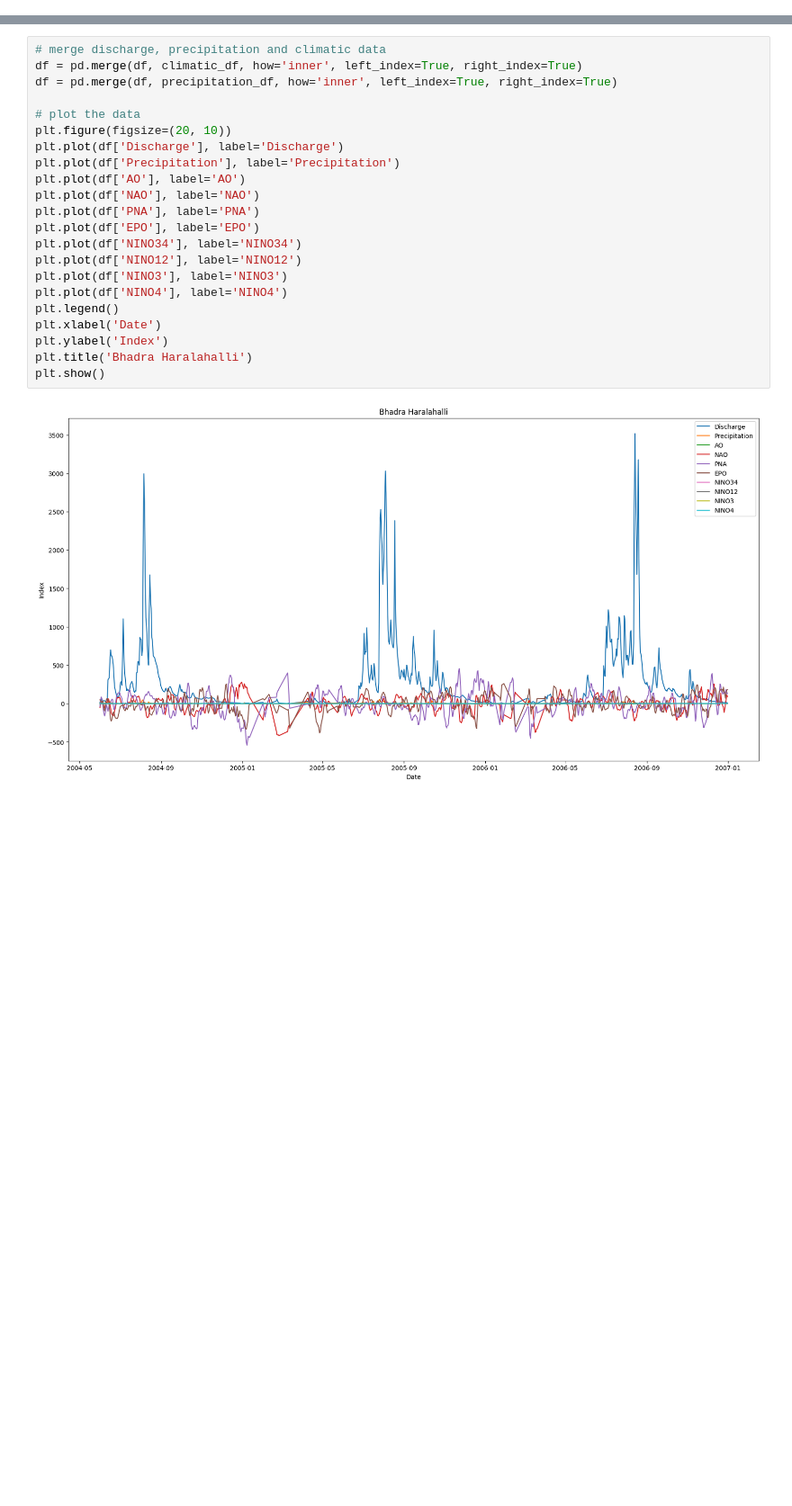
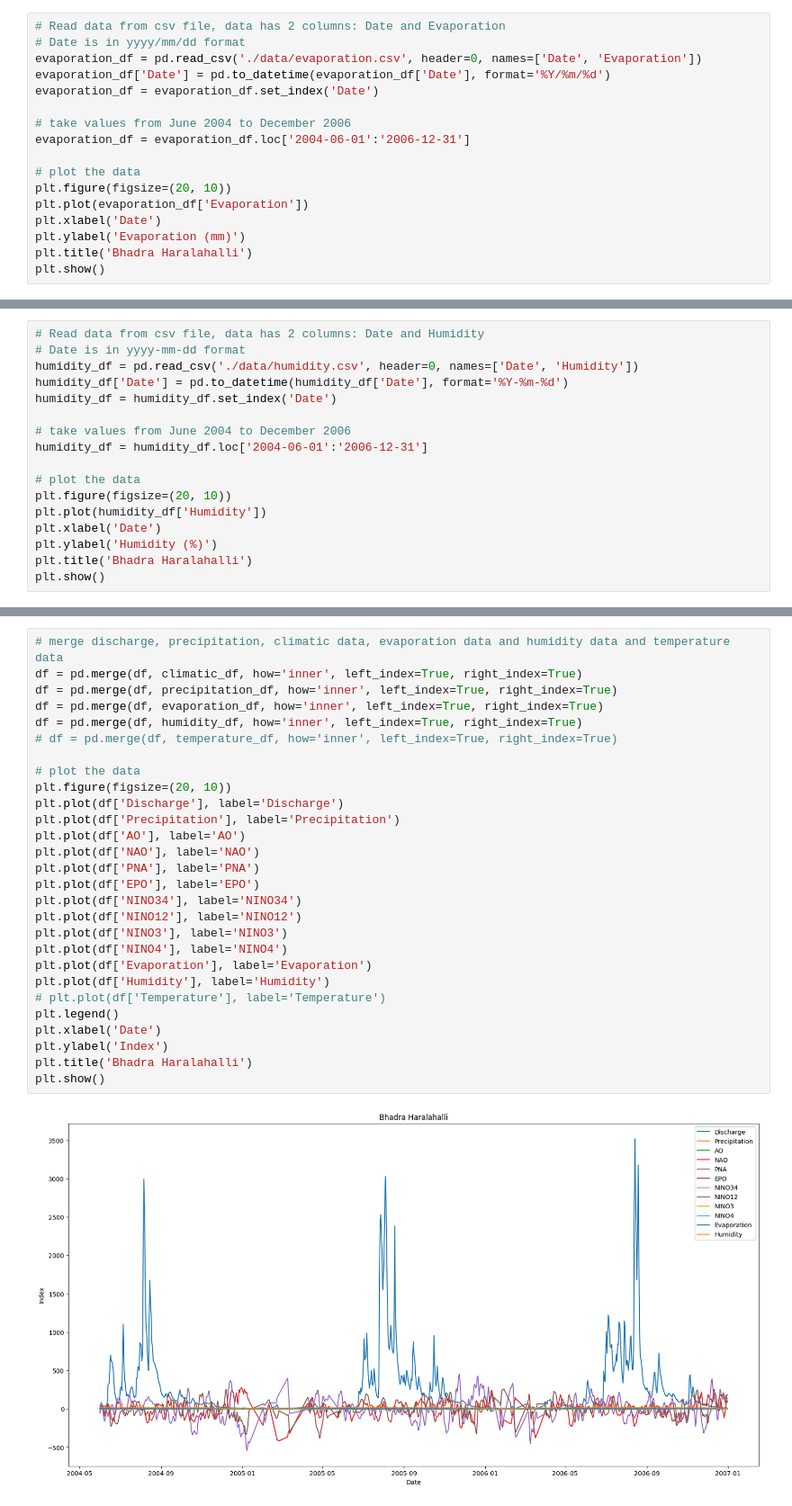
Before and after one commit to KKcuber/BTP-2, a Jupyter notebook: inflow_prediction.ipynb, the cells around one changed output, grey strips where cells are left out. Shown at 90% size. Cells and saved outputs as stored; diff of their text form; blank space fills up the shorter version.

```diff
--- a/inflow_prediction.ipynb
+++ b/inflow_prediction.ipynb
@@ -47,3 +47,20 @@ plt.title('Bhadra Haralahalli')
 plt.show()
 # %% [output]
 [figure]
+# %%
+# Read data from csv file, data has 2 columns: Date and Evaporation
+# Date is in yyyy/mm/dd format
+evaporation_df = pd.read_csv('./data/evaporation.csv', header=0, names=['Date', 'Evaporation'])
+evaporation_df['Date'] = pd.to_datetime(evaporation_df['Date'], format='%Y/%m/%d')
+evaporation_df = evaporation_df.set_index('Date')
+
+# take values from June 2004 to December 2006
+evaporation_df = evaporation_df.loc['2004-06-01':'2006-12-31']
+
+# plot the data
+plt.figure(figsize=(20, 10))
+plt.plot(evaporation_df['Evaporation'])
+plt.xlabel('Date')
+plt.ylabel('Evaporation (mm)')
+plt.title('Bhadra Haralahalli')
+plt.show()
@@ -49,0 +69,17 @@ plt.show()
+# %%
+# Read data from csv file, data has 2 columns: Date and Humidity
+# Date is in yyyy-mm-dd format
+humidity_df = pd.read_csv('./data/humidity.csv', header=0, names=['Date', 'Humidity'])
+humidity_df['Date'] = pd.to_datetime(humidity_df['Date'], format='%Y-%m-%d')
+humidity_df = humidity_df.set_index('Date')
+
+# take values from June 2004 to December 2006
+humidity_df = humidity_df.loc['2004-06-01':'2006-12-31']
+
+# plot the data
+plt.figure(figsize=(20, 10))
+plt.plot(humidity_df['Humidity'])
+plt.xlabel('Date')
+plt.ylabel('Humidity (%)')
+plt.title('Bhadra Haralahalli')
+plt.show()
@@ -77,27 +134,33 @@ plt.show()
 # %%
-# merge discharge, precipitation and climatic data
+# merge discharge, precipitation, climatic data, evaporation data and humidity data and temperature data
 df = pd.merge(df, climatic_df, how='inner', left_index=True, right_index=True)
 df = pd.merge(df, precipitation_df, how='inner', left_index=True, right_index=True)
+df = pd.merge(df, evaporation_df, how='inner', left_index=True, right_index=True)
+df = pd.merge(df, humidity_df, how='inner', left_index=True, right_index=True)
+# df = pd.merge(df, temperature_df, how='inner', left_index=True, right_index=True)
 
 # plot the data
 plt.figure(figsize=(20, 10))
 plt.plot(df['Discharge'], label='Discharge')
 plt.plot(df['Precipitation'], label='Precipitation')
 plt.plot(df['AO'], label='AO')
 plt.plot(df['NAO'], label='NAO')
 plt.plot(df['PNA'], label='PNA')
 plt.plot(df['EPO'], label='EPO')
 plt.plot(df['NINO34'], label='NINO34')
 plt.plot(df['NINO12'], label='NINO12')
 plt.plot(df['NINO3'], label='NINO3')
 plt.plot(df['NINO4'], label='NINO4')
+plt.plot(df['Evaporation'], label='Evaporation')
+plt.plot(df['Humidity'], label='Humidity')
+# plt.plot(df['Temperature'], label='Temperature')
 plt.legend()
 plt.xlabel('Date')
 plt.ylabel('Index')
 plt.title('Bhadra Haralahalli')
 plt.show()
 # %% [output]
-[figure, old version]
+[figure, new version]
 # %%
 # Code for extracting important features
 
```
Also changed, not shown: parts of 6 cells of this notebook, 3 other files.
